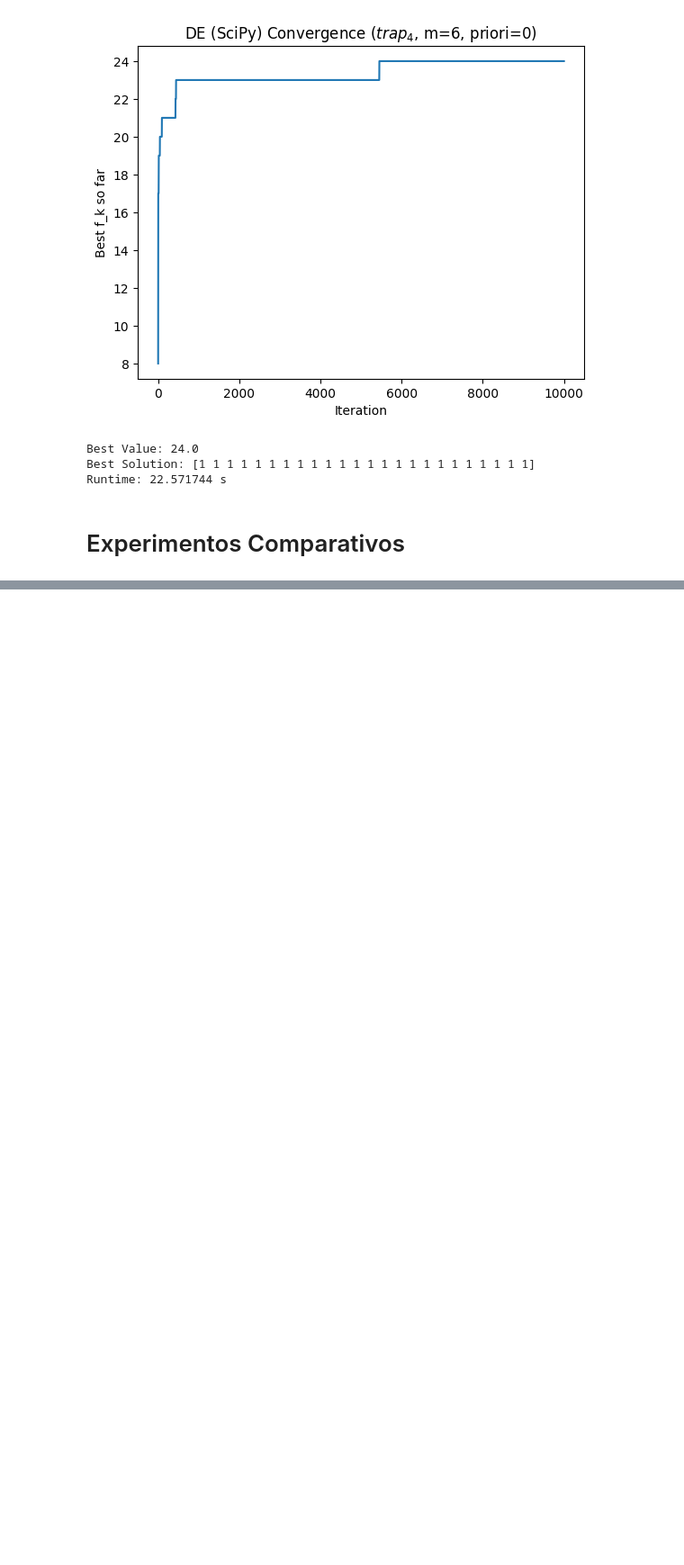
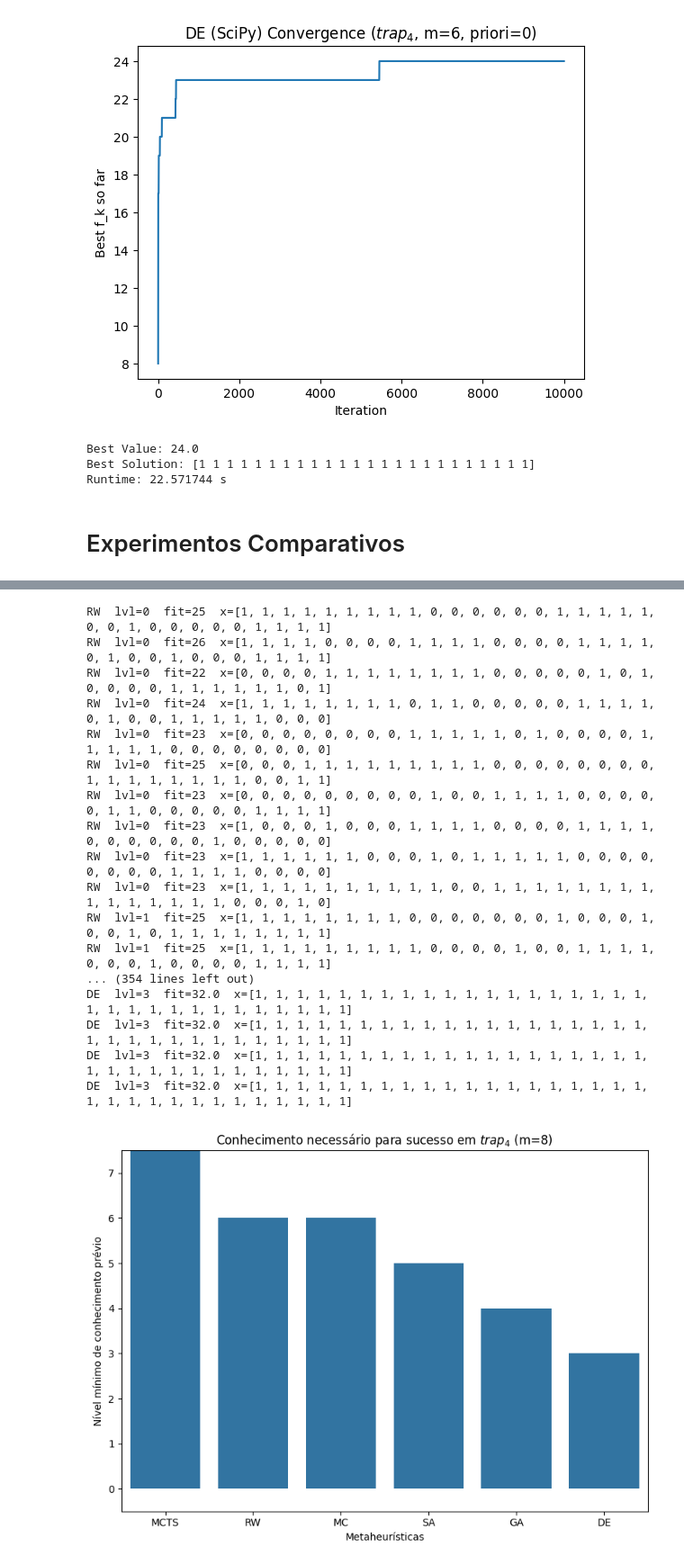
Before and after one commit to JunioCesarFerreira/studies-of-evolutionary-algorithms, a Jupyter notebook: exercises/4-metaheuristics-comp.ipynb, the cells around one changed output, grey strips where cells are left out. Shown: that part at 90% size. Drawn from its saved outputs; the diff is of its cells as text; code cells hidden in the pictures; blank space fills up the shorter version.

```diff
--- a/exercises/4-metaheuristics-comp.ipynb
+++ b/exercises/4-metaheuristics-comp.ipynb
@@ -720,0 +754,23 @@ DE lvl:0 fit:18.0 x:[1, 1, 1, 1, 1, 1, 1, 1, 1, 1, 1, 1, 1, 1, 1, 1, 1, 1]
+# %%
+# K=4, M=8 => N=24
+# Classificação com 90% de sucesso
+run_experiment(k=4, m=8, n_trials=10, threshold=9)
+# %% [output]
+RW  lvl=0  fit=25  x=[1, 1, 1, 1, 1, 1, 1, 1, 1, 0, 0, 0, 0, 0, 0, 1, 1, 1, 1, 1, 0, 0, 1, 0, 0, 0, 0, 0, 1, 1, 1, 1]
+RW  lvl=0  fit=26  x=[1, 1, 1, 1, 0, 0, 0, 0, 1, 1, 1, 1, 0, 0, 0, 0, 1, 1, 1, 1, 0, 1, 0, 0, 1, 0, 0, 0, 1, 1, 1, 1]
+RW  lvl=0  fit=22  x=[0, 0, 0, 0, 1, 1, 1, 1, 1, 1, 1, 1, 0, 0, 0, 0, 0, 1, 0, 1, 0, 0, 0, 0, 1, 1, 1, 1, 1, 1, 0, 1]
+RW  lvl=0  fit=24  x=[1, 1, 1, 1, 1, 1, 1, 1, 0, 1, 1, 0, 0, 0, 0, 0, 1, 1, 1, 1, 0, 1, 0, 0, 1, 1, 1, 1, 1, 0, 0, 0]
+RW  lvl=0  fit=23  x=[0, 0, 0, 0, 0, 0, 0, 0, 1, 1, 1, 1, 1, 0, 1, 0, 0, 0, 0, 1, 1, 1, 1, 1, 0, 0, 0, 0, 0, 0, 0, 0]
+RW  lvl=0  fit=25  x=[0, 0, 0, 1, 1, 1, 1, 1, 1, 1, 1, 1, 0, 0, 0, 0, 0, 0, 0, 0, 1, 1, 1, 1, 1, 1, 1, 1, 0, 0, 1, 1]
+RW  lvl=0  fit=23  x=[0, 0, 0, 0, 0, 0, 0, 0, 0, 1, 0, 0, 1, 1, 1, 1, 0, 0, 0, 0, 0, 1, 1, 0, 0, 0, 0, 0, 1, 1, 1, 1]
+RW  lvl=0  fit=23  x=[1, 0, 0, 0, 1, 0, 0, 0, 1, 1, 1, 1, 0, 0, 0, 0, 1, 1, 1, 1, 0, 0, 0, 0, 0, 0, 1, 0, 0, 0, 0, 0]
+RW  lvl=0  fit=23  x=[1, 1, 1, 1, 1, 1, 0, 0, 0, 1, 0, 1, 1, 1, 1, 1, 0, 0, 0, 0, 0, 0, 0, 0, 1, 1, 1, 1, 0, 0, 0, 0]
+RW  lvl=0  fit=23  x=[1, 1, 1, 1, 1, 1, 1, 1, 1, 1, 0, 0, 1, 1, 1, 1, 1, 1, 1, 1, 1, 1, 1, 1, 1, 1, 1, 0, 0, 0, 1, 0]
+RW  lvl=1  fit=25  x=[1, 1, 1, 1, 1, 1, 1, 1, 0, 0, 0, 0, 0, 0, 0, 1, 0, 0, 0, 1, 0, 0, 1, 0, 1, 1, 1, 1, 1, 1, 1, 1]
+RW  lvl=1  fit=25  x=[1, 1, 1, 1, 1, 1, 1, 1, 1, 0, 0, 0, 0, 1, 0, 0, 1, 1, 1, 1, 0, 0, 0, 1, 0, 0, 0, 0, 1, 1, 1, 1]
+... (354 lines left out)
+DE  lvl=3  fit=32.0  x=[1, 1, 1, 1, 1, 1, 1, 1, 1, 1, 1, 1, 1, 1, 1, 1, 1, 1, 1, 1, 1, 1, 1, 1, 1, 1, 1, 1, 1, 1, 1, 1]
+DE  lvl=3  fit=32.0  x=[1, 1, 1, 1, 1, 1, 1, 1, 1, 1, 1, 1, 1, 1, 1, 1, 1, 1, 1, 1, 1, 1, 1, 1, 1, 1, 1, 1, 1, 1, 1, 1]
+DE  lvl=3  fit=32.0  x=[1, 1, 1, 1, 1, 1, 1, 1, 1, 1, 1, 1, 1, 1, 1, 1, 1, 1, 1, 1, 1, 1, 1, 1, 1, 1, 1, 1, 1, 1, 1, 1]
+DE  lvl=3  fit=32.0  x=[1, 1, 1, 1, 1, 1, 1, 1, 1, 1, 1, 1, 1, 1, 1, 1, 1, 1, 1, 1, 1, 1, 1, 1, 1, 1, 1, 1, 1, 1, 1, 1]
+[figure, added]
```
Also changed, not shown: parts of 5 cells of this notebook.
